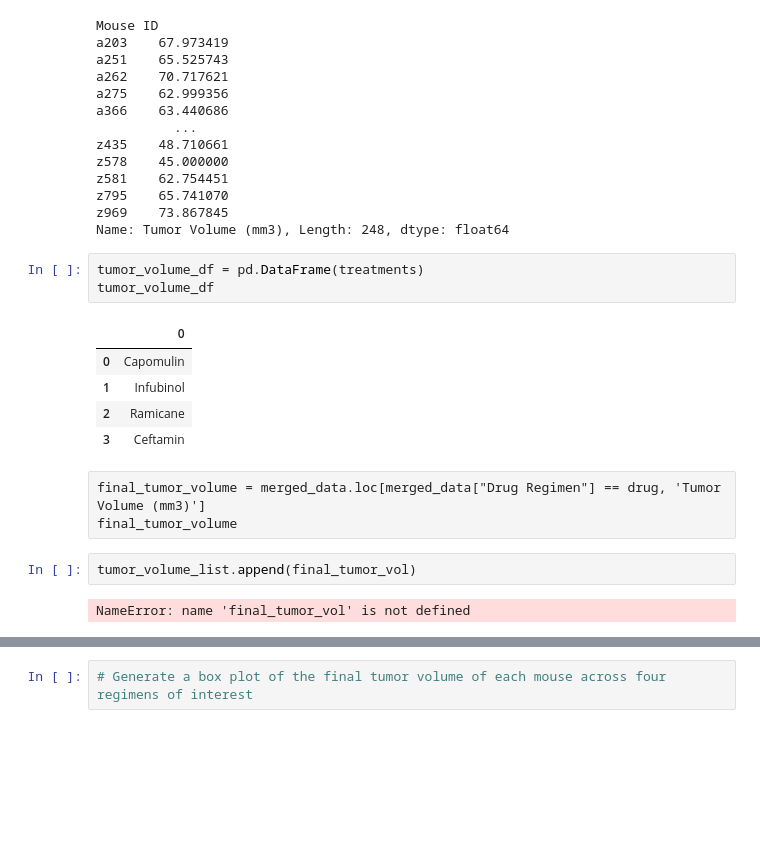
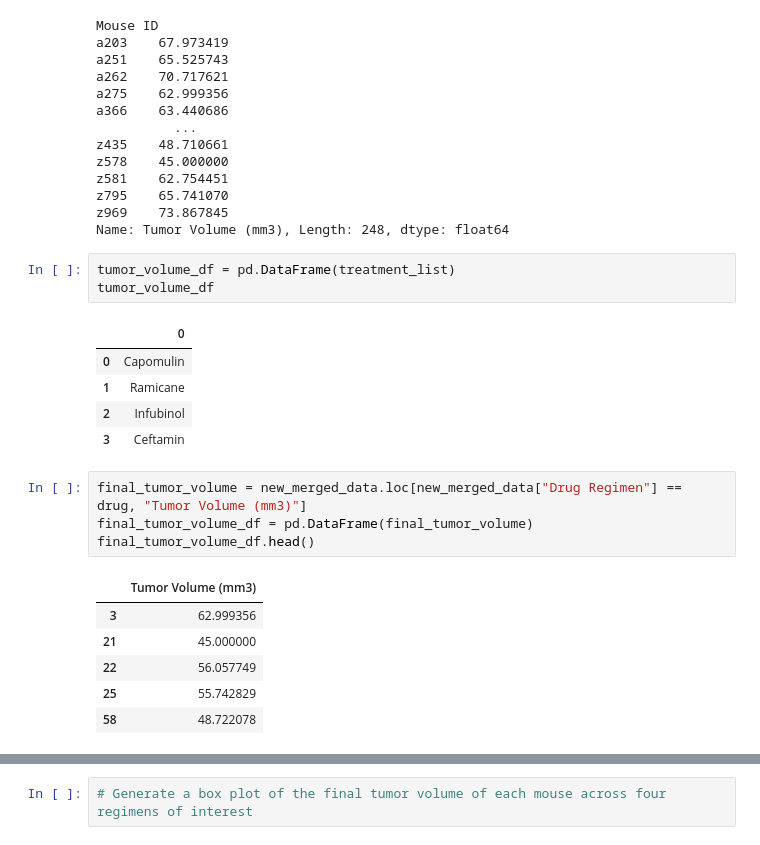
Before and after one commit to joekimga/matplotlib-challenge, a Jupyter notebook: Pymaceuticals/pymaceuticals_starter.ipynb, the cells around one changed output, grey strips where cells are left out. Drawn from its saved outputs; the diff is of its cells as text; blank space fills up the shorter version.

```diff
--- a/Pymaceuticals/pymaceuticals_starter.ipynb
+++ b/Pymaceuticals/pymaceuticals_starter.ipynb
@@ -296,18 +331,22 @@ z795    65.741070
 z969    73.867845
 Name: Tumor Volume (mm3), Length: 248, dtype: float64
 # %%
-tumor_volume_df = pd.DataFrame(treatments)
+tumor_volume_df = pd.DataFrame(treatment_list)
 tumor_volume_df
 # %% [output]
 |  | 0 |
 | 0 | Capomulin |
-| 1 | Infubinol |
-| 2 | Ramicane |
+| 1 | Ramicane |
+| 2 | Infubinol |
 | 3 | Ceftamin |
-# %% [raw]
-final_tumor_volume = merged_data.loc[merged_data["Drug Regimen"] == drug, 'Tumor Volume (mm3)']
-final_tumor_volume
-# %%
-tumor_volume_list.append(final_tumor_vol)
-# %% [output]
-NameError: name 'final_tumor_vol' is not defined
+# %%
+final_tumor_volume = new_merged_data.loc[new_merged_data["Drug Regimen"] == drug, "Tumor Volume (mm3)"]
+final_tumor_volume_df = pd.DataFrame(final_tumor_volume)
+final_tumor_volume_df.head()
+# %% [output]
+|  | Tumor Volume (mm3) |
+| 3 | 62.999356 |
+| 21 | 45.000000 |
+| 22 | 56.057749 |
+| 25 | 55.742829 |
+| 58 | 48.722078 |
```
Also changed, not shown: parts of 8 cells of this notebook.
